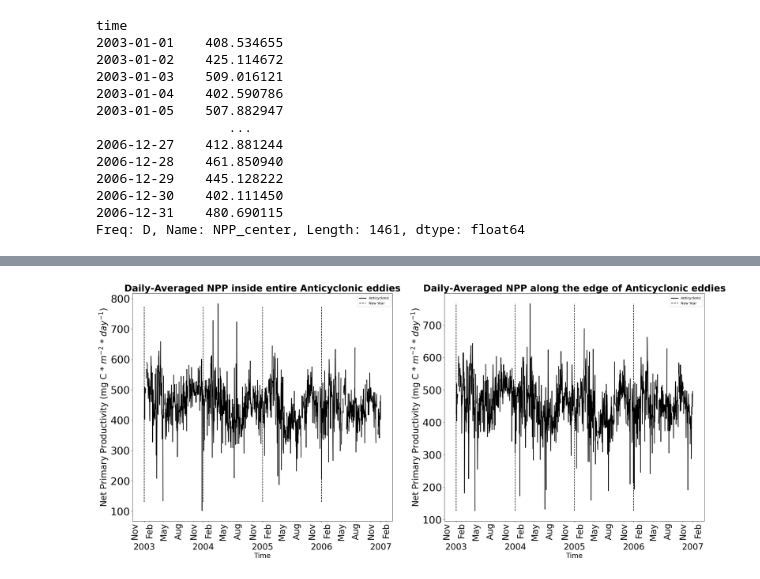
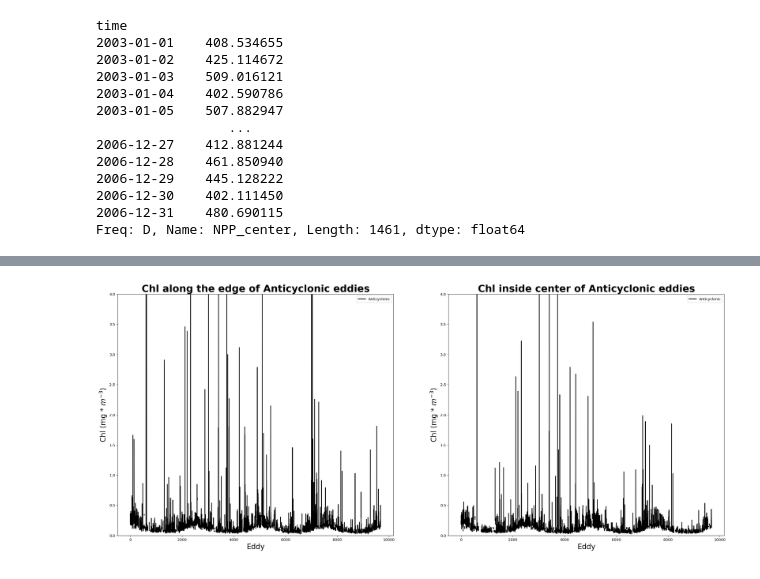
Before and after one commit to watkinson7/Graduate_Thesis_Research_Fall_2022, a Jupyter notebook: Python_Code/Edge_eddies_calculation.ipynb, the cells around one changed output, grey strips where cells are left out. Drawn from its saved outputs; the diff is of its cells as text; code cells hidden in the pictures.

Commit message:
Calculate Satellite variables along the edge of eddies

```diff
--- a/Python_Code/Edge_eddies_calculation.ipynb
+++ b/Python_Code/Edge_eddies_calculation.ipynb
@@ -136,11 +140,11 @@ We assume pixel position of grid is centered for /
 print(np.shape(anti_chlor_mean))
 #series = pd.Series(cycl_chlor_mean)
 series2 = pd.Series(anti_chlor_mean)
-#cycl_chlor_mean[cycl_chlor_mean > 7] = np.nan
-#print("Daily-averaged Mean Chlorophyll inside Anticyclonic Eddy Statistical Summary:\n",series2.describe())
+anti_chlor_mean[anti_chlor_mean > 7] = np.nan
+print("Daily-averaged Mean Chlorophyll inside Anticyclonic Eddy Statistical Summary:\n",series2.describe())
 #print("Daily-averaged Mean Chlorophyll inside Cyclonic Eddy Statistical Summary:\n",series.describe())
 #print("Daily-averaged Mean Phyto. Carbon Biomass inside Anticyclonic Eddy Statistical Summary:\n",series2.describe())
 #print("Daily-averaged Mean Phyto. Carbon Biomass inside Cyclonic Eddy Statistical Summary:\n",series.describe())
-print("Daily-averaged Mean NPP inside Anticyclonic Eddy Statistical Summary:\n",series2.describe())
+#print("Daily-averaged Mean NPP inside Anticyclonic Eddy Statistical Summary:\n",series2.describe())
 #print("Daily-averaged Mean NPP inside Cyclonic Eddy Statistical Summary:\n",series.describe())
 # %% [output]
@@ -250,13 +267,13 @@ We assume pixel position of grid is centered for /d
 # %%
 print(np.shape(anti_chlor_mean_center))
-print(np.shape(anti_chlor_mean))
+#print(np.shape(anti_chlor_mean))
 series = pd.Series(anti_chlor_mean_center)
-series2 = pd.Series(anti_chlor_mean)
-#cycl_chlor_mean[cycl_chlor_mean > 7] = np.nan
-#print("Daily-averaged Mean Chlorophyll inside Anticyclonic Eddy Statistical Summary:\n",series2.describe())
+#series2 = pd.Series(anti_chlor_mean)
+anti_chlor_mean_center[anti_chlor_mean_center > 7] = np.nan
+print("Daily-averaged Mean Chlorophyll inside Anticyclonic Eddy Statistical Summary:\n",series.describe())
 #print("Daily-averaged Mean Chlorophyll inside Cyclonic Eddy Statistical Summary:\n",series.describe())
 #print("Daily-averaged Mean Phyto. Carbon Biomass inside Anticyclonic Eddy Statistical Summary:\n",series2.describe())
 #print("Daily-averaged Mean Phyto. Carbon Biomass inside Cyclonic Eddy Statistical Summary:\n",series.describe())
-print("Daily-averaged Mean NPP inside Anticyclonic Eddy Statistical Summary:\n",series2.describe())
-print("Daily-averaged Mean NPP inside Cyclonic Eddy Statistical Summary:\n",series.describe())
+#print("Daily-averaged Mean NPP inside Anticyclonic Eddy Statistical Summary:\n",series2.describe())
+#print("Daily-averaged Mean NPP inside Cyclonic Eddy Statistical Summary:\n",series.describe())
 # %% [output]
@@ -359,8 +375,10 @@ fig, (ax1,ax2) = plt.subplots(1,2,figsize=(30,12))
 #ax2.set_title('Daily-Averaged NPP inside Anticyclonic eddies',loc='center',fontsize=15,fontweight='bold')
 #ax1.set_title('Daily-Averaged Chlorophyll inside Cyclonic eddies',loc='center',fontsize=27,fontweight='bold')
 #ax2.set_title('Daily-Averaged Chlorophyll inside Anticyclonic eddies',loc='center',fontsize=27,fontweight='bold')
-ax1.set_title('Daily-Averaged NPP inside entire Anticyclonic eddies',loc='center',fontsize=27,fontweight='bold')
-ax2.set_title('Daily-Averaged NPP along the edge of Anticyclonic eddies',loc='center',fontsize=27,fontweight='bold')
+#ax1.set_title('Daily-Averaged NPP inside entire Anticyclonic eddies',loc='center',fontsize=27,fontweight='bold')
+#ax2.set_title('Daily-Averaged NPP along the edge of Anticyclonic eddies',loc='center',fontsize=27,fontweight='bold')
+ax2.set_title('Chl inside center of Anticyclonic eddies',loc='center',fontsize=27,fontweight='bold')
+ax1.set_title('Chl along the edge of Anticyclonic eddies',loc='center',fontsize=27,fontweight='bold')
 #ax1.set_ylim(-3,1)
 #ax2.set_ylim(100,700)
 #cycl_chlor_mean = np.log(cycl_chlor_mean)
@@ -369,10 +387,12 @@ ax2.set_title('Daily-Averaged NPP along the edge of Anticyclonic eddies',loc='ce
 #anti_chlor_mean[anti_chlor_mean < 5.7] = np.nan
 #ax1.plot(x,np.log(cycl_chlor_mean),label='Cyclonic',color='k',lw=2)#,alpha=.5)
 #ax1.plot(x,cycl_chlor_mean,label='Cyclonic',color='k',lw=2)#,alpha=.5)
-ax1.plot(x,NPP_center,label='Anticyclonic',color='k',lw=2)#,alpha=.5)
+#ax1.plot(x,NPP_center,label='Anticyclonic',color='k',lw=2)#,alpha=.5)
+ax1.plot(anti_chlor_mean,label='Anticyclonic',color='k',lw=2)
 #ax2.plot(x,np.log(anti_chlor_mean),label='Anticyclonic',color='k',lw=2)#,alpha=.5)
 #ax2.plot(x,anti_chlor_mean,label='Anticyclonic',color='k',lw=2)#,alpha=.5)
-ax2.plot(x,NPP_eddy_edge,label='Anticyclonic',color='k',lw=2)#,alpha=.5)
+#ax2.plot(x,NPP_eddy_edge,label='Anticyclonic',color='k',lw=2)#,alpha=.5)
+ax2.plot(anti_chlor_mean_center,label='Anticyclonic',color='k',lw=2)
 '''
 ax3 = ax1.twinx()
 ax4 = ax2.twinx()
@@ -381,57 +401,59 @@ ax3.plot(x,np.log(cycl_eddies), label='Amplitude',color='red',lw=2)#,alpha=.5)
 #ax4.plot(x,cycl_eddies.amplitude, label='Amplitude',color='blue',lw=2,alpha=.5)
 ax4.plot(x,np.log(anti_eddies), label='Amplitude',color='red',lw=2)#,alpha=.5)
 '''
 #ax1.vlines(x=['2003-01-01','2004-01-01','2005-01-01','2006-01-01'],
           #ymin=np.nanmin(np.log(cycl_chlor_mean)), ymax=np.nanmax(np.log(cycl_chlor_mean)),colors='k',ls='--',label='New Year')
 #ax1.vlines(x=['2003-01-01','2004-01-01','2005-01-01','2006-01-01'],
           #ymin=np.nanmin(cycl_chlor_mean), ymax=np.nanmax(cycl_chlor_mean),colors='k',ls='--',label='New Year')
-ax1.vlines(x=['2003-01-01','2004-01-01','2005-01-01','2006-01-01'],
-          ymin=np.nanmin(NPP_entire_eddy), ymax=np.nanmax(NPP_entire_eddy),colors='k',ls='--',label='New Year')
+#ax1.vlines(x=['2003-01-01','2004-01-01','2005-01-01','2006-01-01'],
+          #ymin=np.nanmin(NPP_entire_eddy), ymax=np.nanmax(NPP_entire_eddy),colors='k',ls='--',label='New Year')
 #ax1.vlines(x=['2003-01-01','2004-01-01','2005-01-01','2006-01-01'],
           #ymin=5.6, ymax=7,colors='k',ls='--',label='New Year')
-ax1.tick_params(axis='y', which='major', labelsize=30)
-ax1.xaxis.set_major_locator(years)
-ax1.xaxis.set_major_formatter(xfmt_major)
+#ax1.tick_params(axis='y', which='major', labelsize=30)
+#ax1.xaxis.set_major_locator(years)
+#ax1.xaxis.set_major_formatter(xfmt_major)
 #ax1.set_xticklabels(['Jan','Feb','Mar','Apr','May','Jun','Jul','Aug','Sep','Oct','Nov','Dec'])
-ax1.xaxis.set_minor_locator(months)
-ax1.xaxis.set_minor_formatter(xfmt_minor)
-plt.setp(ax1.xaxis.get_majorticklabels(),fontsize = 25)
-plt.setp(ax1.xaxis.get_minorticklabels(), rotation=90,fontsize = 25)
-ax1.set_xlabel('Time',fontsize = 20)
-#ax1.set_ylabel('Chl (mg * $m^{-3}$)',fontsize=20)
+#ax1.xaxis.set_minor_locator(months)
+#ax1.xaxis.set_minor_formatter(xfmt_minor)
+#plt.setp(ax1.xaxis.get_majorticklabels(),fontsize = 25)
+#plt.setp(ax1.xaxis.get_minorticklabels(), rotation=90,fontsize = 25)
+#ax1.set_xlabel('Time',fontsize = 20)
+ax1.set_xlabel('Eddy',fontsize=20)
+ax1.set_ylabel('Chl (mg * $m^{-3}$)',fontsize=20)
 #ax1.set_ylabel('log of Chl (mg * $m^{-3}$)',fontsize=25)
 #ax1.set_ylabel('Phyto. Cabon Biomass (mg C * $m^{-3}$)',fontsize=15)
 #ax1.set_ylabel('log of Phyto. Cabon Biomass (mg C * $m^{-3}$)',fontsize=15)
-ax1.set_ylabel('Net Primary Productivity (mg C * $m^{-2}$ * $day^{-1}$)',fontsize=25)
+#ax1.set_ylabel('Net Primary Productivity (mg C * $m^{-2}$ * $day^{-1}$)',fontsize=25)
 #ax1.set_ylabel('log of Net Primary Productivity (mg C * $m^{-2}$ * $day^{-1}$)',fontsize=25)
 ax1.legend(loc='best')
 
 #ax2.vlines(x=['2003-01-01','2004-01-01','2005-01-01','2006-01-01'],
           #ymin=np.nanmin(np.log(anti_chlor_mean)), ymax=np.nanmax(np.log(anti_chlor_mean)),colors='k',ls='--',label='New Year')
-ax2.vlines(x=['2003-01-01','2004-01-01','2005-01-01','2006-01-01'],
-          ymin=np.nanmin(NPP_eddy_edge), ymax=np.nanmax(NPP_eddy_edge),colors='k',ls='--',label='New Year')
+#ax2.vlines(x=['2003-01-01','2004-01-01','2005-01-01','2006-01-01'],
+          #ymin=np.nanmin(NPP_eddy_edge), ymax=np.nanmax(NPP_eddy_edge),colors='k',ls='--',label='New Year')
 #ax2.vlines(x=['2003-01-01','2004-01-01','2005-01-01','2006-01-01'],
           #ymin=5.6, ymax=7,colors='k',ls='--',label='New Year')
-ax2.tick_params(axis='y', which='major', labelsize=30)
-ax2.xaxis.set_major_locator(years)
-ax2.xaxis.set_major_formatter(xfmt_major)
+#ax2.tick_params(axis='y', which='major', labelsize=30)
+#ax2.xaxis.set_major_locator(years)
+#ax2.xaxis.set_major_formatter(xfmt_major)
 #ax1.set_xticklabels(['Jan','Feb','Mar','Apr','May','Jun','Jul','Aug','Sep','Oct','Nov','Dec'])
-ax2.xaxis.set_minor_locator(months)
-ax2.xaxis.set_minor_formatter(xfmt_minor)
-plt.setp(ax2.xaxis.get_majorticklabels(),fontsize = 25)
-plt.setp(ax2.xaxis.get_minorticklabels(), rotation=90,fontsize = 25)
-ax2.set_xlabel('Time',fontsize = 20)
-#ax2.set_ylabel('Chl (mg * $m^{-3}$)',fontsize=20)
+#ax2.xaxis.set_minor_locator(months)
+#ax2.xaxis.set_minor_formatter(xfmt_minor)
+#plt.setp(ax2.xaxis.get_majorticklabels(),fontsize = 25)
+#plt.setp(ax2.xaxis.get_minorticklabels(), rotation=90,fontsize = 25)
+#ax2.set_xlabel('Time',fontsize = 20)
+ax2.set_xlabel('Eddy',fontsize=20)
+ax2.set_ylabel('Chl (mg * $m^{-3}$)',fontsize=20)
 #ax2.set_ylabel('log of Chl (mg * $m^{-3}$)',fontsize=25)
 #ax2.set_ylabel('Phyto. Cabon Biomass (mg C * $m^{-3}$)',fontsize=15)
 #ax2.set_ylabel('log of Phyto. Cabon Biomass (mg C * $m^{-3}$)',fontsize=15)
-ax2.set_ylabel('Net Primary Productivity (mg C * $m^{-2}$ * $day^{-1}$)',fontsize=25)
+#ax2.set_ylabel('Net Primary Productivity (mg C * $m^{-2}$ * $day^{-1}$)',fontsize=25)
 #ax2.set_ylabel('log of Net Primary Productivity (mg C * $m^{-2}$ * $day^{-1}$)',fontsize=15)
 ax2.legend(loc='best')
-#ax1.set_ylim(-3.5,1.5)
-#ax2.set_ylim(-3.5,1.5)
+ax1.set_ylim(0,4)
+ax2.set_ylim(0,4)
 #ax3.set_ylabel('Amplitude (meters)',fontsize=15)
 #ax4.set_ylabel('Amplitude (meters)',fontsize=15)
 plt.show()
 # %% [output]
-[figure, old version]
+[figure, new version]
```
Also changed, not shown: parts of 6 cells of this notebook.
